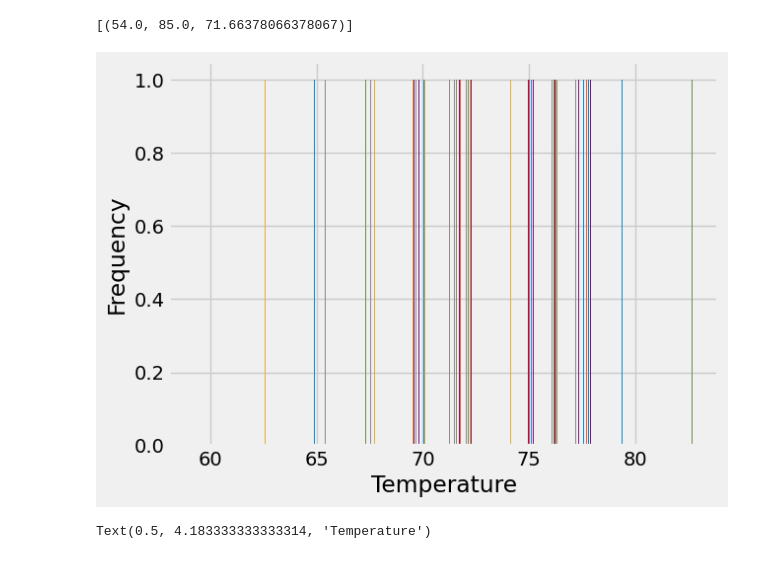
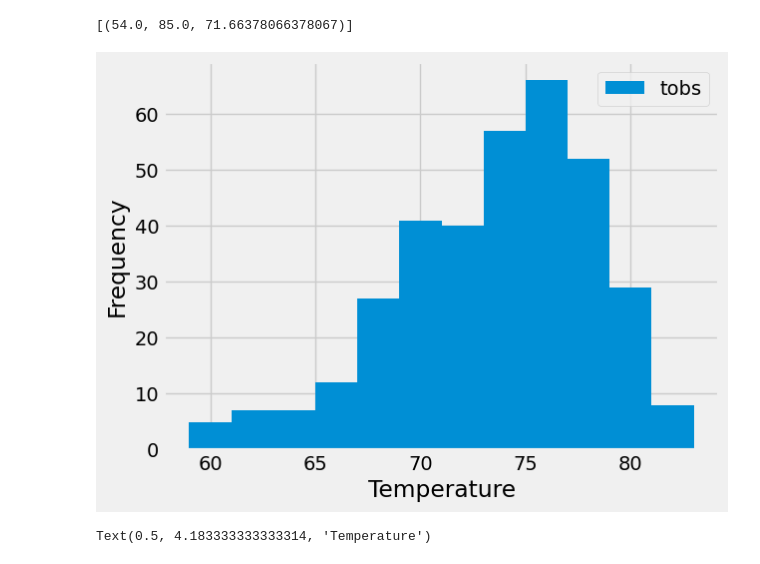
Before and after one commit to Cookees81/sqlalchemy-challenge, a Jupyter notebook: climate_starter.ipynb, the cells around one changed output. Cells and saved outputs as stored; diff of their text form; code cells hidden in the pictures.

Commit message:
correction to charts& flask work

```diff
--- a/climate_starter.ipynb
+++ b/climate_starter.ipynb
@@ -213,25 +220,26 @@ session.query(func.min(measurement.tobs),
 # %%
 # frquent_temps = session.query(measurement.tobs).\
 #                 filter(frquent_temps).\
 #                 filter(measurement.date > '2016-08-23').all()
 # sel = [measurement.tobs, func.count(measurement.tobs)]
 # frquent_temps = session.query(*sel).filter(measurement.date > '2016-08-23').filter(measurement.station == 'USC00519281').all()
 # session.query(Dow.date, Dow.close_price).\
 #     filter(Dow.stock == 'CSCO').\
 #     filter(Dow.date == query_date).all()
 results = session.query(measurement.tobs).\
                         filter(measurement.date > '2016-08-23').filter(measurement.station == 'USC00519281').all()
 
-# list comprehension, explicitly sets the column names
-rain_drops = [result for result in results]
 
+tobs = pd.DataFrame(result for result in results)
+tobs
 
-plt.hist(rain_drops)
+plt.hist(tobs, bins=12)
+plt.legend(tobs)
 plt.xlabel('Temperature')
 plt.ylabel('Frequency')
 plt.show()
 # %% [output]
-[figure, old version]
+[figure, new version]
 # %%
 # Using the most active station id
 # Query the last 12 months of temperature observation data for this station and plot the results as a histogram
```
Also changed, not shown: parts of 5 cells of this notebook, 2 other files.
